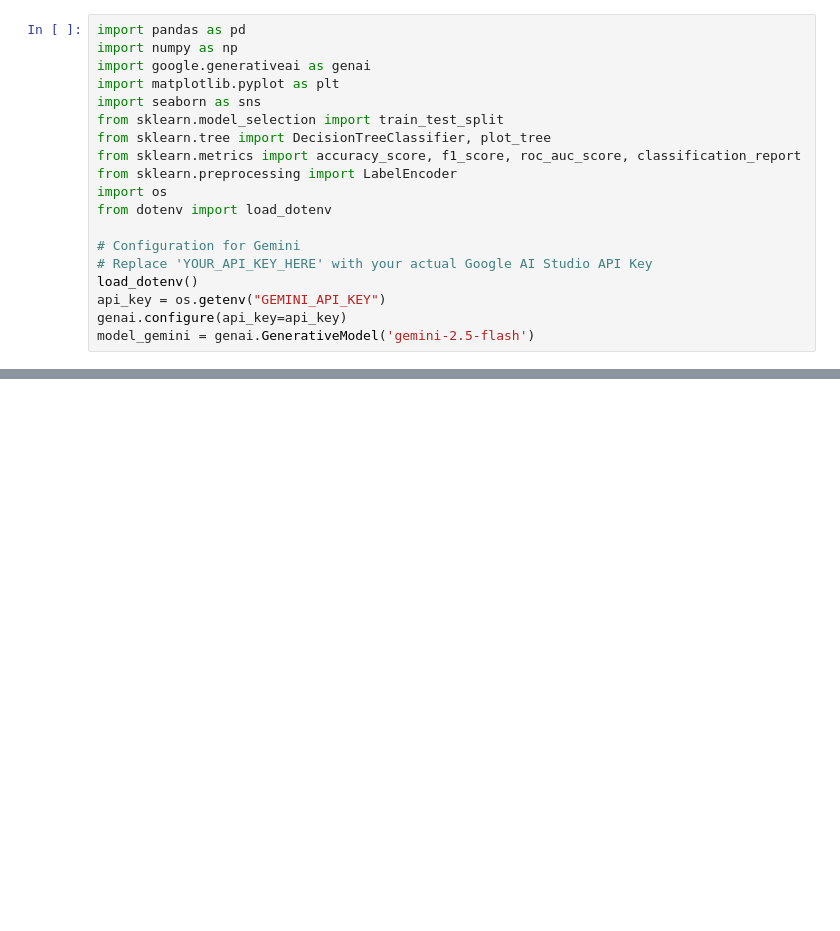
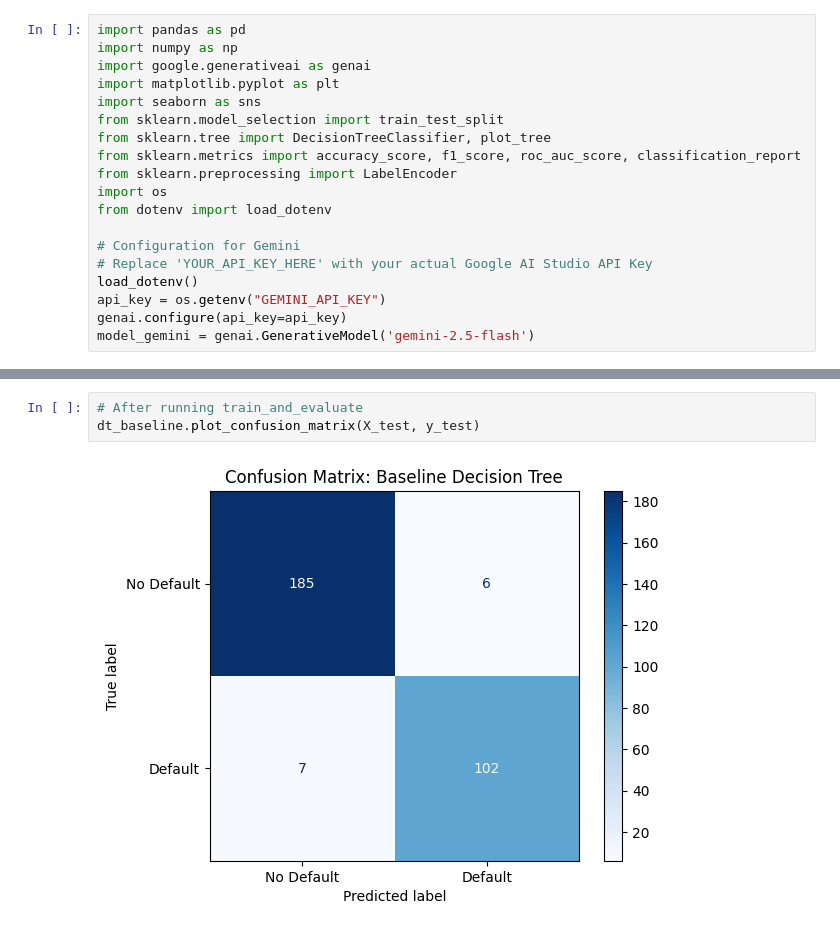
Before and after one commit to wertyg775/DataMiningProf, a Jupyter notebook: Baseline_Decision_Tree.ipynb, the cells around one changed output, grey strips where cells are left out. Cells and saved outputs as stored; diff of their text form; blank space fills up the shorter version.

```diff
--- a/Baseline_Decision_Tree.ipynb
+++ b/Baseline_Decision_Tree.ipynb
@@ -140,0 +234,5 @@ The baseline model demonstrates **exceptionally strong performance** across all
+# %%
+# After running train_and_evaluate
+dt_baseline.plot_confusion_matrix(X_test, y_test)
+# %% [output]
+[figure, added]
```
Also changed, not shown: parts of 4 cells of this notebook.
